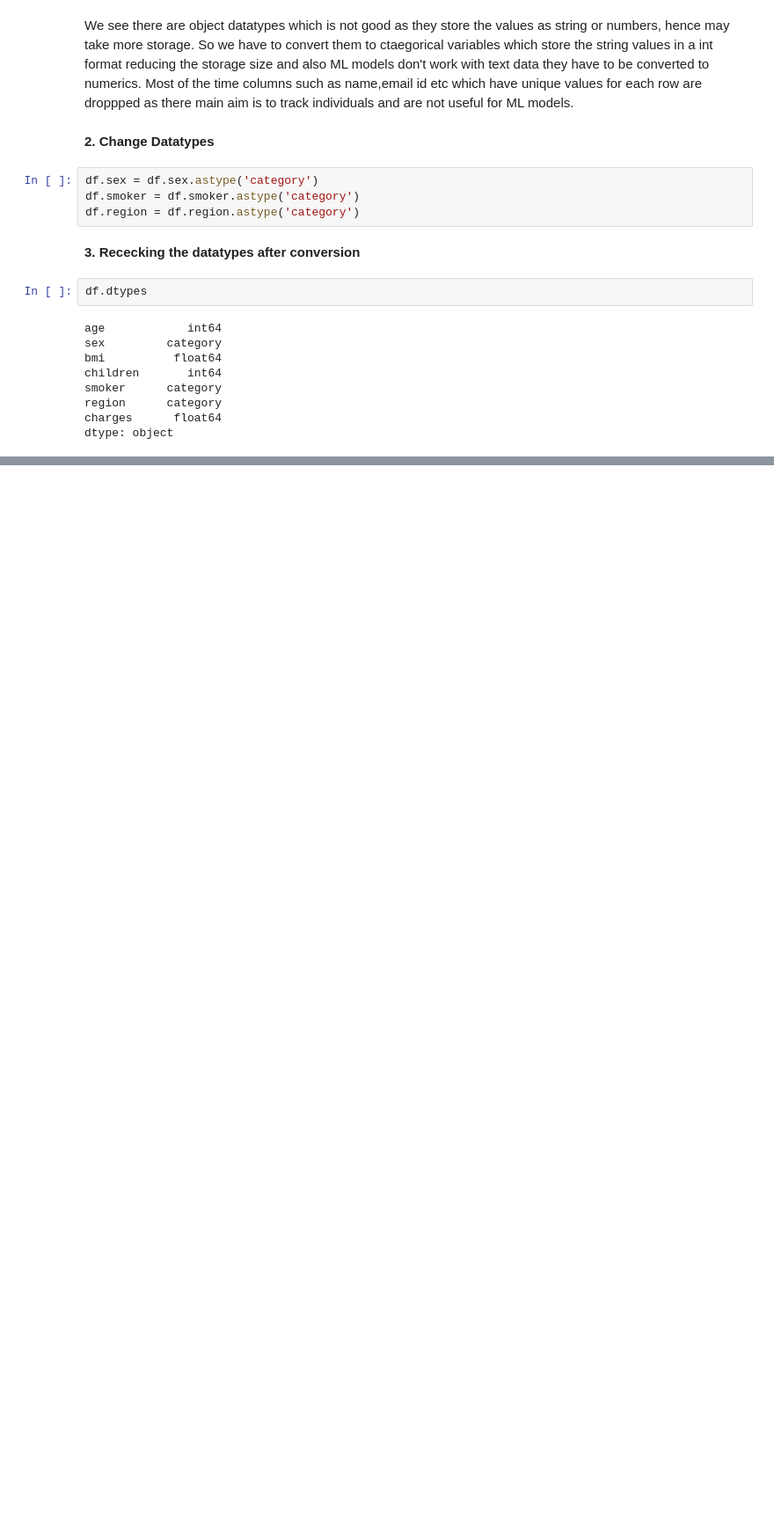
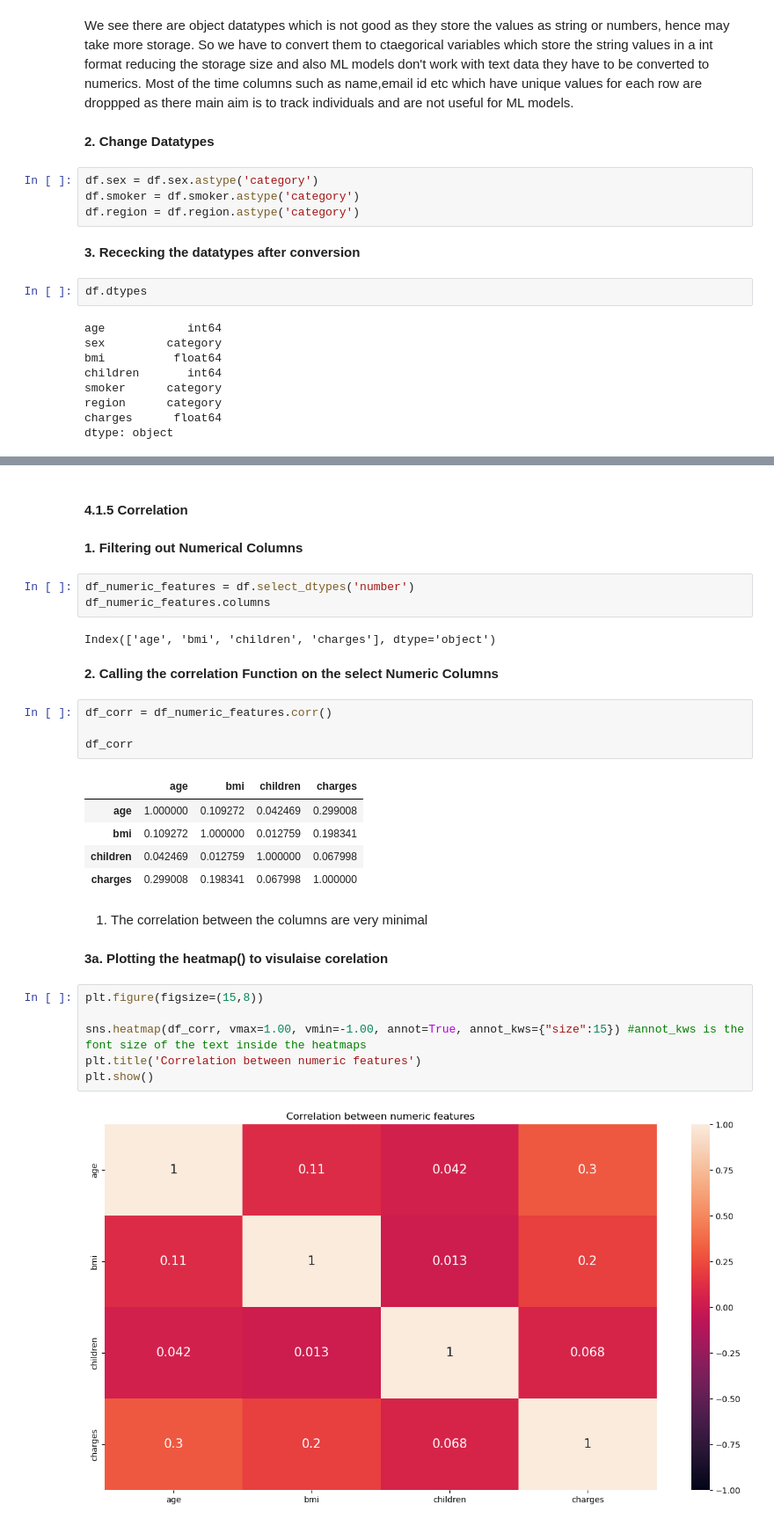
Before and after one commit to sawan13499/Health-Insurance-Case-Study, a Jupyter notebook: Health_Insurance_Case_Study_Practice.ipynb, the cells around one changed output, grey strips where cells are left out. Shown at 88% size. Drawn from its saved outputs; the diff is of its cells as text; blank space fills up the shorter version.

```diff
--- a/Health_Insurance_Case_Study_Practice.ipynb
+++ b/Health_Insurance_Case_Study_Practice.ipynb
@@ -147,0 +224,33 @@ dtype: object
+# %% [markdown]
+#### 4.1.5 Correlation
+# %% [markdown]
+**1. Filtering out Numerical Columns**
+# %%
+df_numeric_features = df.select_dtypes('number')
+df_numeric_features.columns
+# %% [output]
+Index(['age', 'bmi', 'children', 'charges'], dtype='object')
+# %% [markdown]
+**2. Calling the correlation Function on the select Numeric Columns**
+# %%
+df_corr = df_numeric_features.corr()
+
+df_corr
+# %% [output]
+|  | age | bmi | children | charges |
+| age | 1.000000 | 0.109272 | 0.042469 | 0.299008 |
+| bmi | 0.109272 | 1.000000 | 0.012759 | 0.198341 |
+| children | 0.042469 | 0.012759 | 1.000000 | 0.067998 |
+| charges | 0.299008 | 0.198341 | 0.067998 | 1.000000 |
+# %% [markdown]
+1. The correlation between the columns are very minimal
+# %% [markdown]
+**3a. Plotting the heatmap() to visulaise corelation**
+# %%
+plt.figure(figsize=(15,8))
+
+sns.heatmap(df_corr, vmax=1.00, vmin=-1.00, annot=True, annot_kws={"size":15}) #annot_kws is the font size of the text inside the heatmaps
+plt.title('Correlation between numeric features')
+plt.show()
+# %% [output]
+[figure, added]
```
Also changed, not shown: parts of 19 cells of this notebook.
